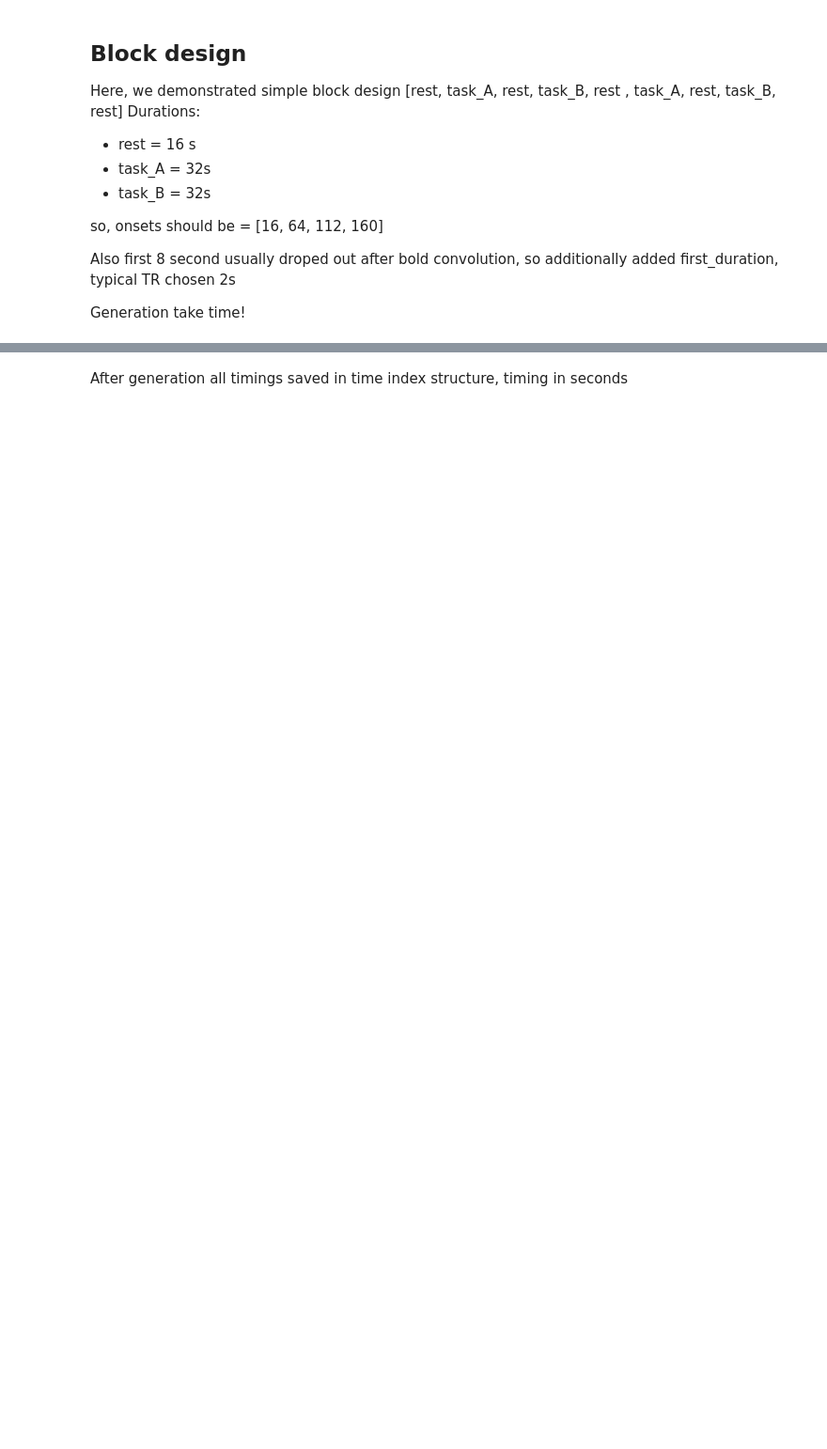
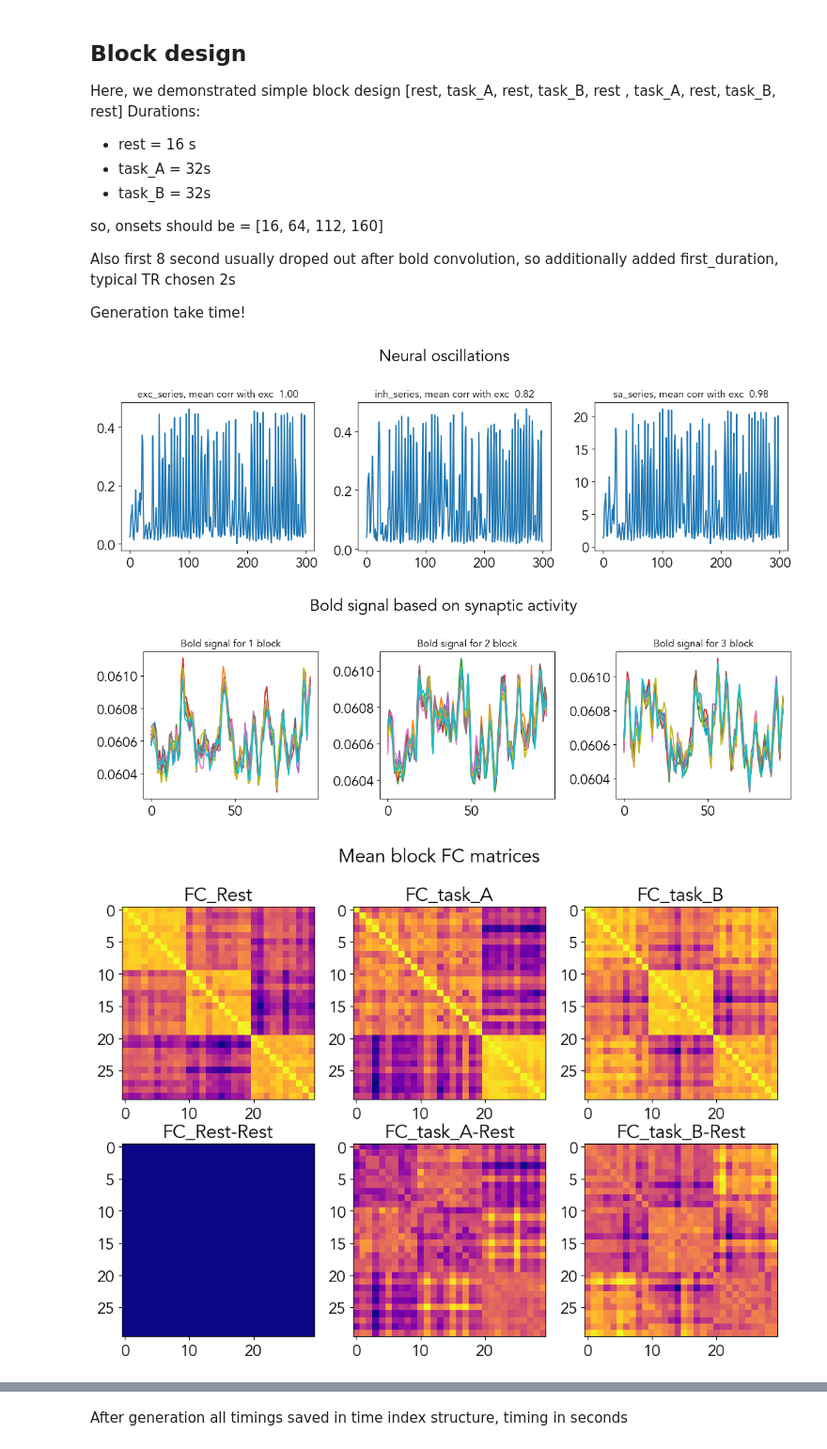
Before and after one commit to IHB-IBR-department/ER_simulator, a Jupyter notebook: notebooks/02Ex.BlockDesignOnset.ipynb, the cells around one changed output, grey strips where cells are left out. Shown at 94% size. Drawn from its saved outputs; the diff is of its cells as text; code cells hidden in the pictures; blank space fills up the shorter version.

Commit message:
feature: individual bold for each roi bug: error with size length when diff computed

```diff
--- a/notebooks/02Ex.BlockDesignOnset.ipynb
+++ b/notebooks/02Ex.BlockDesignOnset.ipynb
@@ -114,0 +179,41 @@ wc_block.generate_full_series(bold_chunkwise=True,
+# %%
+#fix bold response for all regions
+wc_block.generate_full_series(bold_chunkwise=True,
+                              TR=2,
+                              activity=True,
+                              a_s_rate=0.02,
+                              normalize_max=2,
+                              output_activation='syn_act',
+                             **bw_params_fix)
+#wc_block.time_idxs_dict
+neural_series = ['exc_series', 'inh_series', 'sa_series']
+r_sa = np.mean([stats.pearsonr(wc_block.activity['exc_series'][i],
+                                       wc_block.activity['sa_series'][i])[0]
+                        for i in range(Wij_rest.shape[0])])
+
+r_inh = np.mean([stats.pearsonr(wc_block.activity['exc_series'][i],
+                                        wc_block.activity['inh_series'][i])[0]
+                         for i in range(Wij_rest.shape[0])])
+rs = [1, r_inh, r_sa]
+fig, axs = plt.subplots(1, 3, figsize = (12,4))
+for i, series in enumerate(neural_series):
+    axs[i].plot(wc_block.activity[series][1, :300].T);
+    axs[i].set_title(f"{series}, mean corr with exc {rs[i]: .2f}", fontsize=12);
+fig.suptitle("Neural oscillations");
+fig.tight_layout()
+
+ids = [10,20,30]
+fig, axs = plt.subplots(1, 3, figsize = (12,4))
+for i in range(3):
+    axs[i].plot(wc_block.BOLD[i*10:i*10+10,12:].T);
+    axs[i].set_title(f"Bold signal for {i+1} block", fontsize=12);
+fig.suptitle("Bold signal based on synaptic activity");
+fig.tight_layout()
+mean_bold_matrices = plot_bold_corr(wc_block,
+                                    TR=2,
+                                    drop_first_rest=8,
+                                    drop_start_block=6)
+# %% [output]
+[figure, added]
+[figure, added]
+[figure, added]
```
Also changed, not shown: parts of 10 cells of this notebook, 5 other files.
